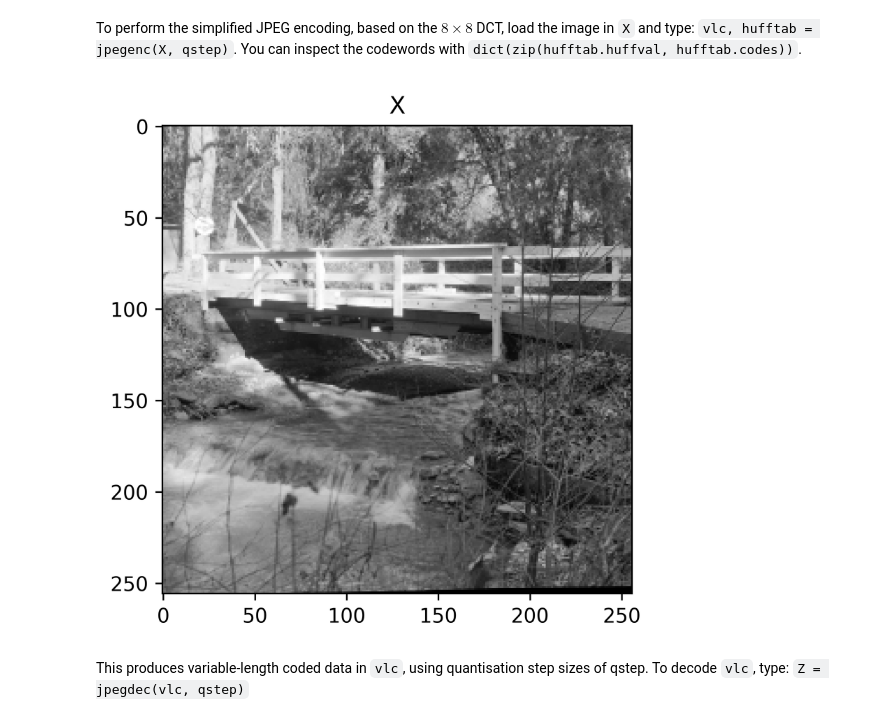
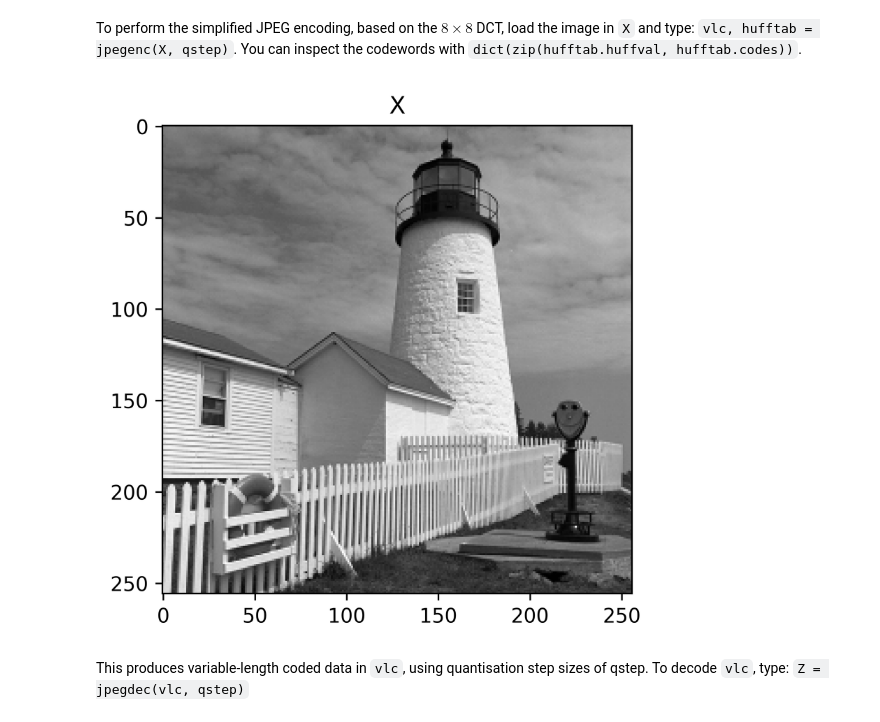
Before and after one commit to AndrewKeYanzhe/cued_sf2_lab-master, a Jupyter notebook: 12-huffman_2LayerDCT.ipynb, the cells around one changed output. Saved outputs shown, nothing was run; the diff lists cells and outputs as text; code cells hidden in the pictures.

Commit message:
12 plot 1 level DCT lighthouse

```diff
--- a/12-huffman_2LayerDCT.ipynb
+++ b/12-huffman_2LayerDCT.ipynb
@@ -130,7 +130,7 @@ qstep = 46.5
 # bridge and flamingo are the test images + 1 more
 
 X, _ = load_mat_img(img='lighthouse.mat', img_info='X', cmap_info={'map', 'map2'})
-X, _ = load_mat_img(img='bridge.mat', img_info='X', cmap_info={'map'})
+# X, _ = load_mat_img(img='bridge.mat', img_info='X', cmap_info={'map'})
 # X, _ = load_mat_img(img='flamingo.mat', img_info='X')
 # X, _ = load_mat_img(img='SF2_competition_image_2024.mat', img_info='X')
 
@@ -179,34 +179,34 @@ if using_moon:
     X = X - 128.0
 
 
 
 
 # TODO ASK IF MAP MATTERS
 
 
 
 
 
 fig, ax = plt.subplots(figsize=(4,4))  # Adjust the figure size as needed
 
 
 # Plot the block matrix
 
 if using_moon:
     im_obj = ax.imshow(X, aspect='auto', cmap='gray', vmin=-128, vmax=128)
 else:
     im_obj = ax.imshow(X, aspect='auto', cmap='gray')
 ax.set_title(f"X")
 # cbar = plt.colorbar(im_obj, ax=ax)
 
 
 plt.tight_layout()  # Adjust the layout
 plt.show()
 
 
 # target is 40960 bits
 # %% [output]
-[figure, old version]
+[figure, new version]
 # %% [markdown]
 This produces variable-length coded data in `vlc`, using quantisation step sizes of qstep.  To decode `vlc`, type:  `Z = jpegdec(vlc, qstep)`
 # %%
```
Also changed, not shown: parts of 2 cells of this notebook.
